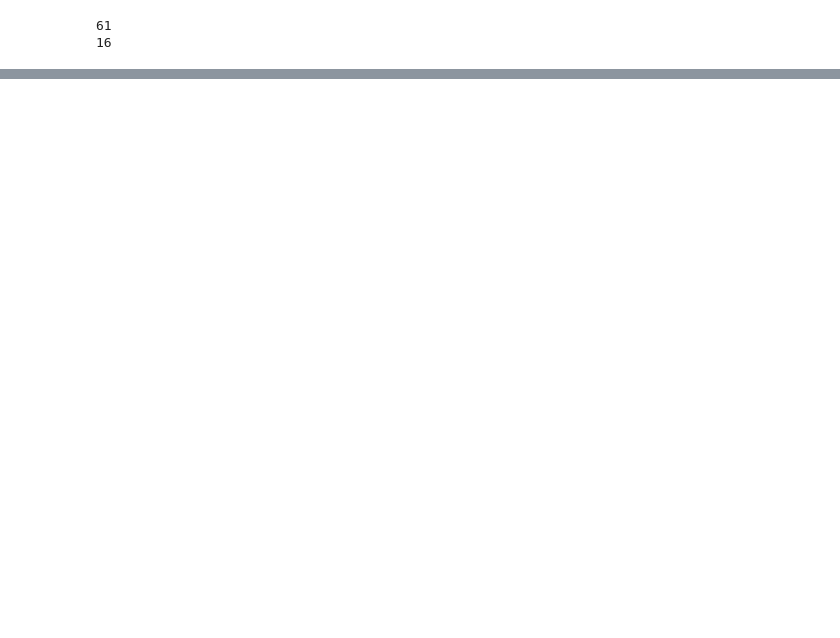
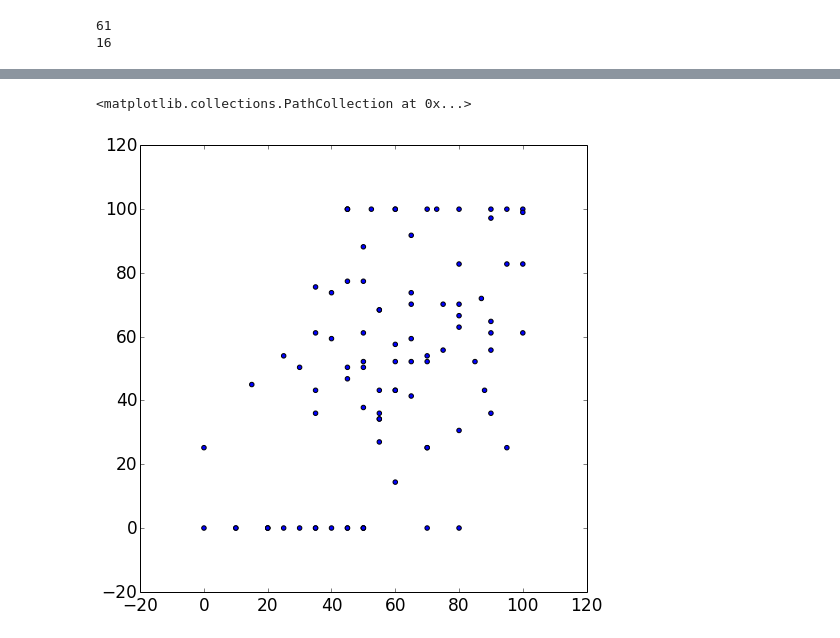
Before and after one commit to forero/CoursePerformance, a Jupyter notebook: src/analysis.ipynb, the cells around one changed output, grey strips where cells are left out. Saved outputs shown, nothing was run; the diff lists cells and outputs as text; code cells hidden in the pictures; blank space fills up the shorter version.

```diff
--- a/src/analysis.ipynb
+++ b/src/analysis.ipynb
@@ -92,0 +113,5 @@ print median(p1_2014)
+# %%
+scatter(p1_2014, p2_2014)
+# %% [output]
+<matplotlib.collections.PathCollection at 0x...>
+[figure, added]
```
Also changed, not shown: parts of 6 cells of this notebook.
